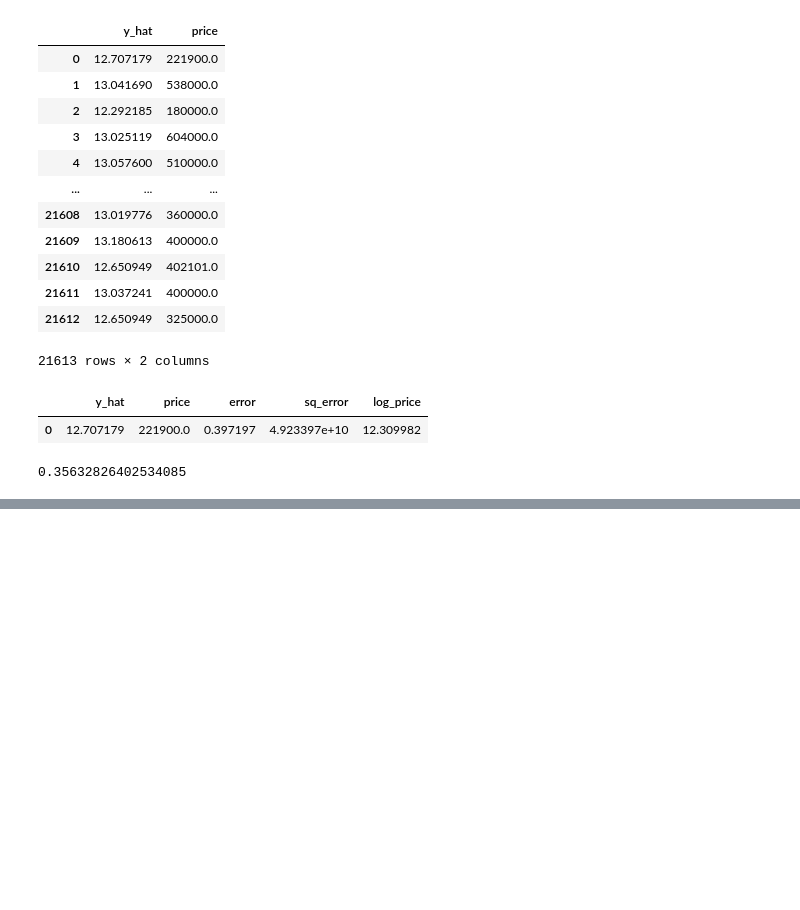
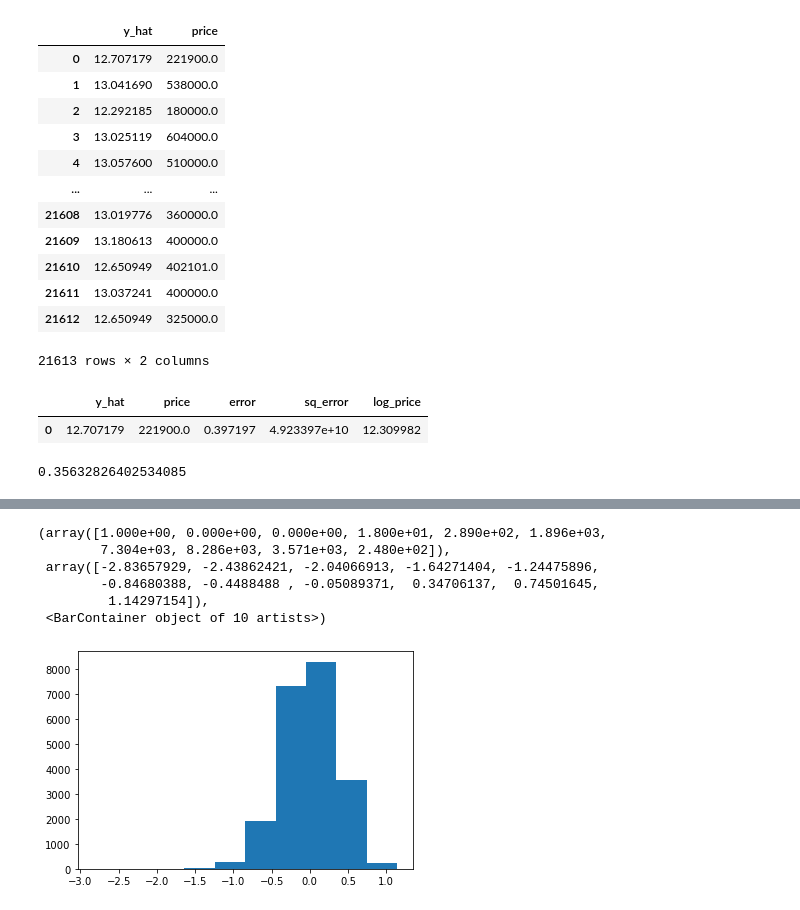
Before and after one commit to leningschulich/schulich_data_science, a Jupyter notebook: assignment3.ipynb, the cells around one changed output, grey strips where cells are left out. Cells and saved outputs as stored; diff of their text form; code cells hidden in the pictures; blank space fills up the shorter version.

```diff
--- a/assignment3.ipynb
+++ b/assignment3.ipynb
@@ -236,0 +250,11 @@ np.sqrt(res['sq_error'].mean())
+# %%
+plt.hist(res['error'])
+#the model is not normal distribution, so not working
+# %% [output]
+(array([1.000e+00, 0.000e+00, 0.000e+00, 1.800e+01, 2.890e+02, 1.896e+03,
+        7.304e+03, 8.286e+03, 3.571e+03, 2.480e+02]),
+ array([-2.83657929, -2.43862421, -2.04066913, -1.64271404, -1.24475896,
+        -0.84680388, -0.4488488 , -0.05089371,  0.34706137,  0.74501645,
+         1.14297154]),
+ <BarContainer object of 10 artists>)
+[figure, added]
```
Also changed, not shown: parts of 38 cells of this notebook.
